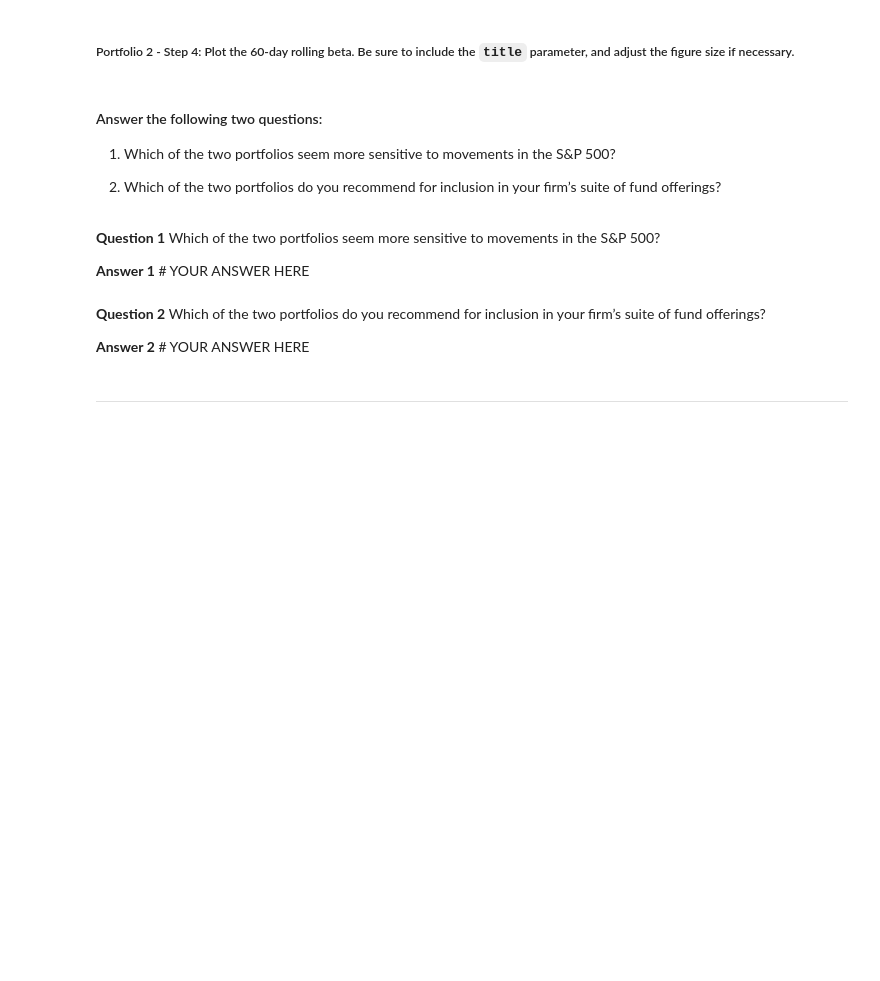
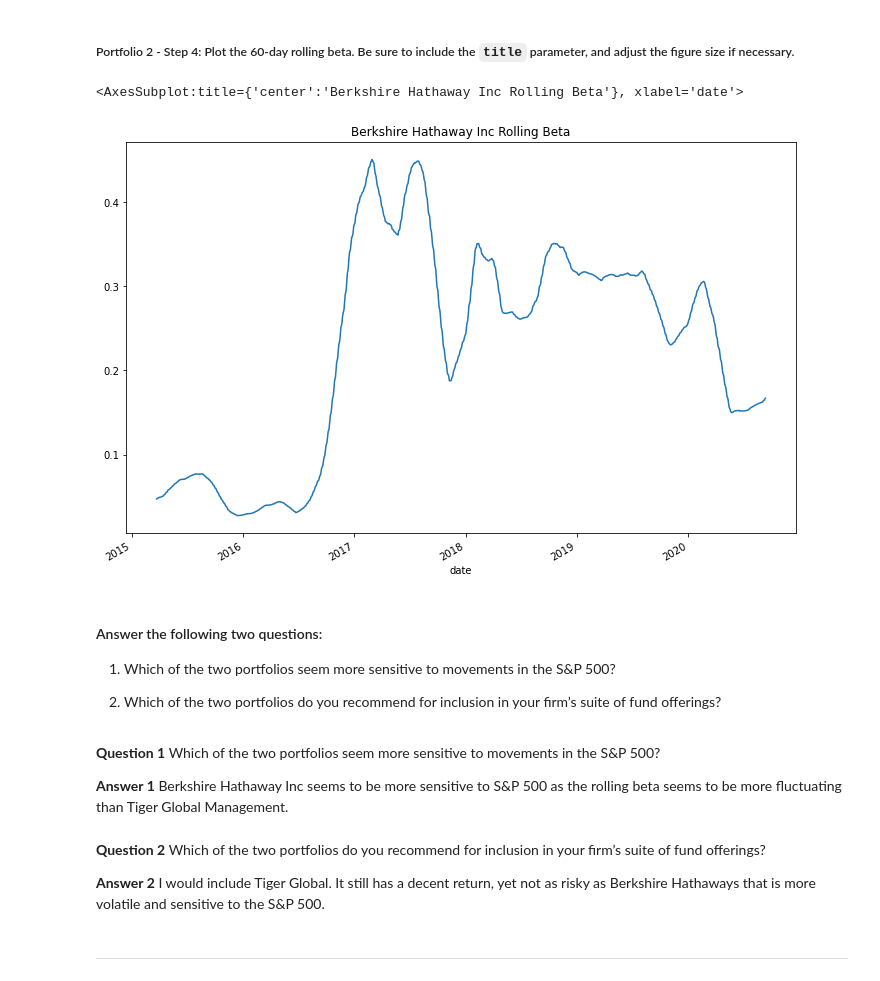
Before and after one commit to annajolt/Challenge_4, a Jupyter notebook: risk_return_analysis.ipynb, the cells around one changed output. Saved outputs shown, nothing was run; the diff lists cells and outputs as text; code cells hidden in the pictures; blank space fills up the shorter version.

Commit message:
finished answering the last questions

```diff
--- a/risk_return_analysis.ipynb
+++ b/risk_return_analysis.ipynb
@@ -433,4 +433,5 @@ tiger_beta_avg.plot(figsize=(12,8), title='Tiger Global Management LLC Rolling B
 # %%
 # Calculate the covariance using a 60-day rolling window
 # Review the last five rows of the covariance data
-# YOUR CODE HER
+berkshire_covariance = risk_return_daily['BERKSHIRE HATHAWAY INC'].rolling(window=60).cov(risk_return_daily['S&P 500'])
+berkshire_covariance.tail()
@@ -439,4 +448,5 @@ tiger_beta_avg.plot(figsize=(12,8), title='Tiger Global Management LLC Rolling B
 # %%
 # Calculate the beta based on the 60-day rolling covariance compared to the market (S&P 500)
 # Review the last five rows of the beta information
-# YOUR CODE HERE
+berkshire_beta = berkshire_covariance / risk_return_daily_sp500
+berkshire_beta.tail()
@@ -444,4 +462,5 @@ tiger_beta_avg.plot(figsize=(12,8), title='Tiger Global Management LLC Rolling B
 ##### Portfolio 2 - Step 3: Use the Pandas `mean` function to calculate the average value of the 60-day rolling beta of the portfolio.
 # %%
 # Calculate the average of the 60-day rolling beta
-# YOUR CODE HERE
+berkshire_beta_avg = berkshire_beta.rolling(window=60).mean()
+berkshire_beta_avg.tail()
@@ -450,7 +477,10 @@ tiger_beta_avg.plot(figsize=(12,8), title='Tiger Global Management LLC Rolling B
 # %%
 # Plot the rolling beta
 # Include a title parameter and adjust the figure size
-# YOUR CODE HERE
+berkshire_beta_avg.plot(figsize=(12,8), title='Berkshire Hathaway Inc Rolling Beta')
+# %% [output]
+<AxesSubplot:title={'center':'Berkshire Hathaway Inc Rolling Beta'}, xlabel='date'>
+[figure, added]
 # %% [markdown]
 #### Answer the following two questions:
 
@@ -460,10 +490,10 @@ tiger_beta_avg.plot(figsize=(12,8), title='Tiger Global Management LLC Rolling B
 # %% [markdown]
 **Question 1** Which of the two portfolios seem more sensitive to movements in the S&P 500?
 
-**Answer 1** # YOUR ANSWER HERE
+**Answer 1** Berkshire Hathaway Inc seems to be more sensitive to S&P 500 as the rolling beta seems to be more fluctuating than Tiger Global Management.
 # %% [markdown]
 **Question 2** Which of the two portfolios do you recommend for inclusion in your firm’s suite of fund offerings?
 
-**Answer 2** # YOUR ANSWER HERE
+**Answer 2** I would include Tiger Global. It still has a decent return, yet not as risky as Berkshire Hathaways that is more volatile and sensitive to the S&P 500.
 # %% [markdown]
 ---
```
Also changed, not shown: parts of 3 cells of this notebook, 1 other file.
